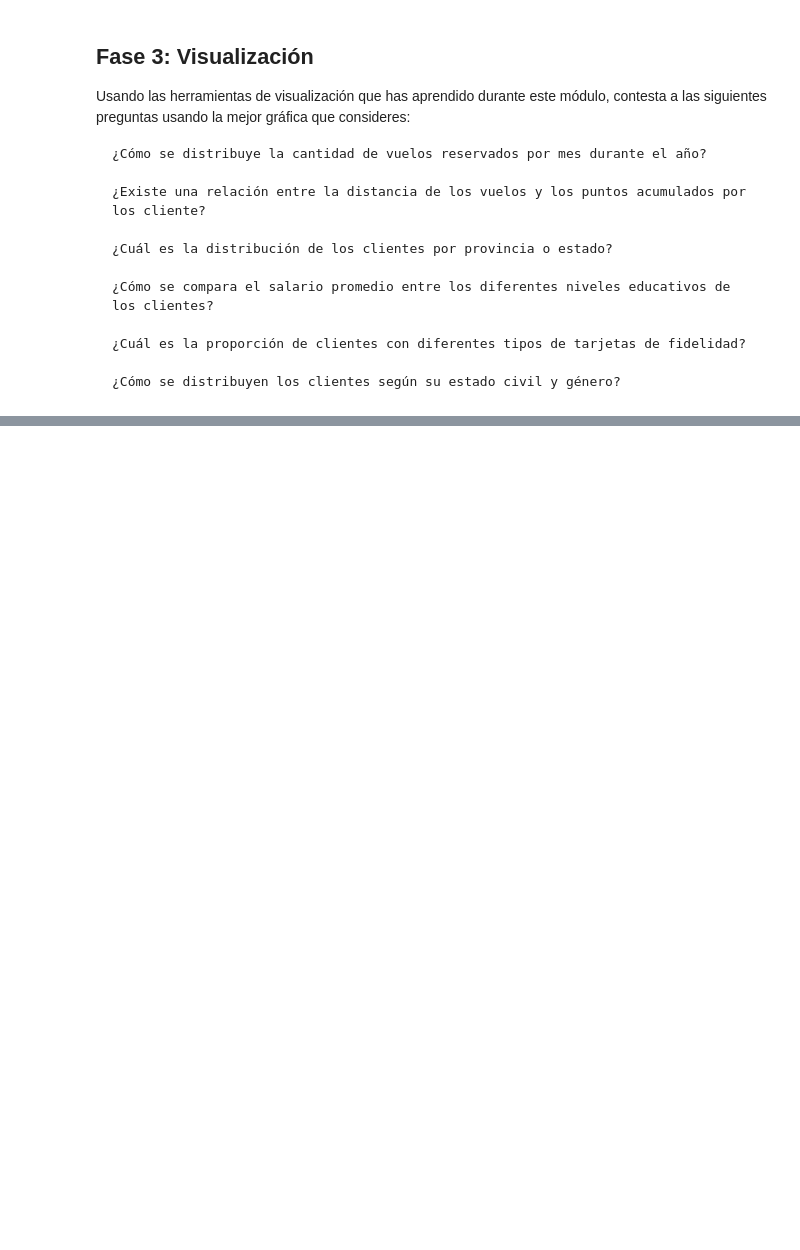
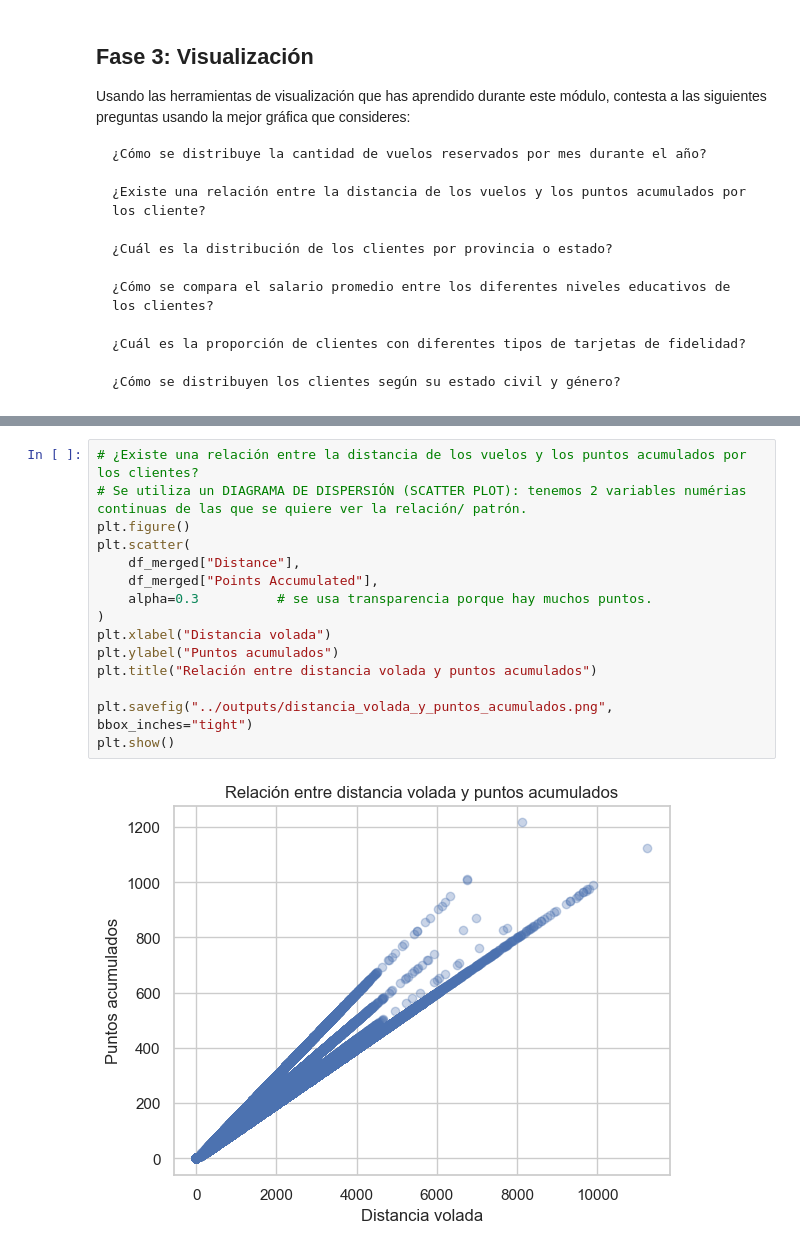
Before and after one commit to Adalab/bda-modulo-3-evaluacion-final-MatiC-hub-1, a Jupyter notebook: notebooks/resolucion_final.ipynb, the cells around one changed output, grey strips where cells are left out. Saved outputs shown, nothing was run; the diff lists cells and outputs as text; blank space fills up the shorter version.

```diff
--- a/notebooks/resolucion_final.ipynb
+++ b/notebooks/resolucion_final.ipynb
@@ -1046,0 +1140,17 @@ Usando las herramientas de visualización que has aprendido durante este módulo
+# %%
+# ¿Existe una relación entre la distancia de los vuelos y los puntos acumulados por los clientes?
+# Se utiliza un DIAGRAMA DE DISPERSIÓN (SCATTER PLOT): tenemos 2 variables numérias continuas de las que se quiere ver la relación/ patrón.
+plt.figure()
+plt.scatter(
+    df_merged["Distance"],
+    df_merged["Points Accumulated"],
+    alpha=0.3          # se usa transparencia porque hay muchos puntos.
+)
+plt.xlabel("Distancia volada")
+plt.ylabel("Puntos acumulados")
+plt.title("Relación entre distancia volada y puntos acumulados")
+
+plt.savefig("../outputs/distancia_volada_y_puntos_acumulados.png", bbox_inches="tight")
+plt.show()
+# %% [output]
+[figure, added]
```
Also changed, not shown: parts of 11 cells of this notebook, 3 other files.
